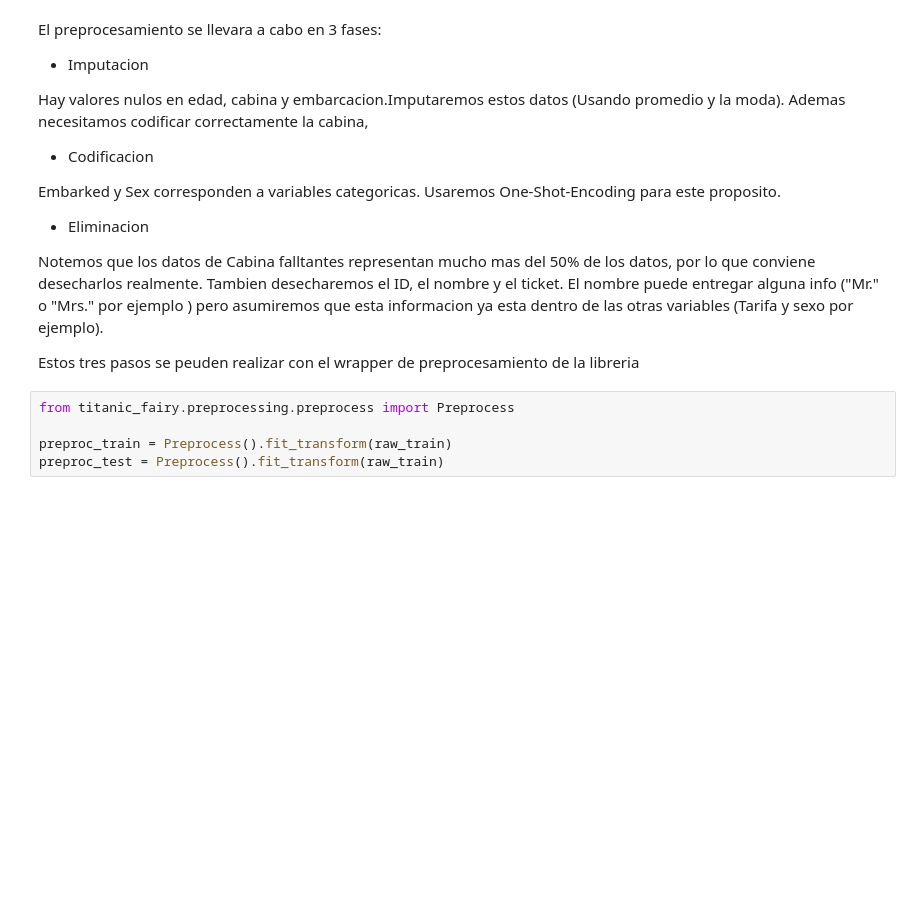
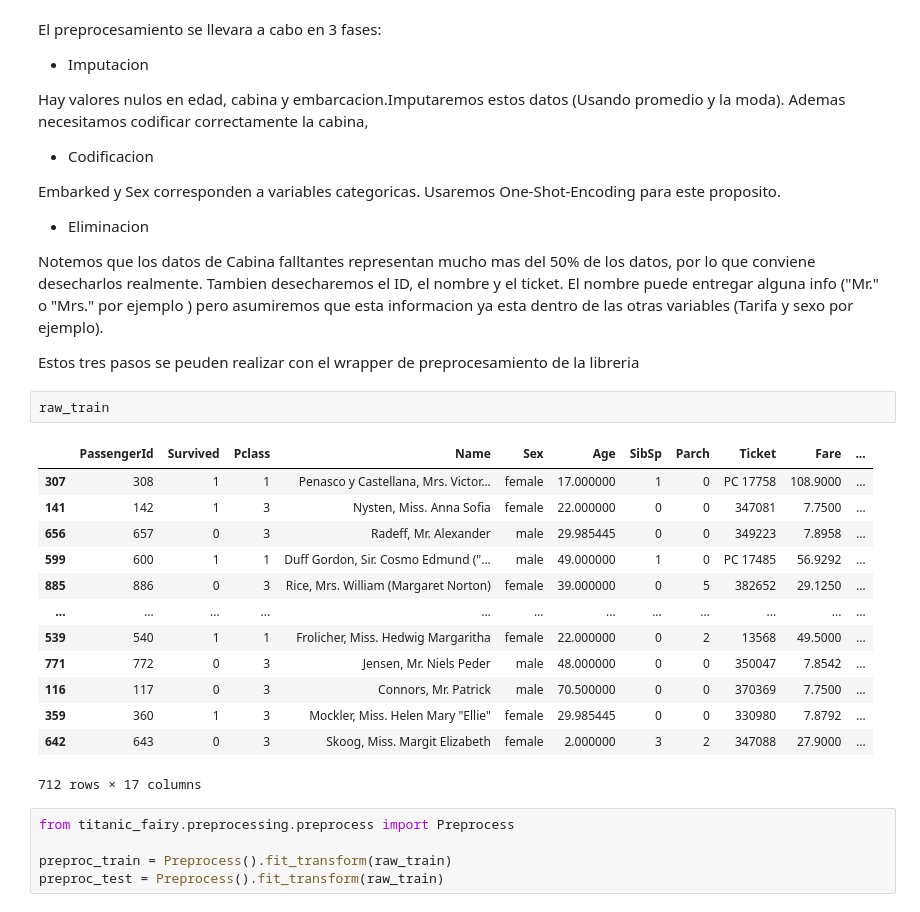
Before and after one commit to cmusura/titanic-fairy, a Jupyter notebook: notebooks/Titanic Analisis.ipynb, the cells around one changed output. Cells and saved outputs as stored; diff of their text form; blank space fills up the shorter version.

```diff
--- a/notebooks/Titanic Analisis.ipynb
+++ b/notebooks/Titanic Analisis.ipynb
@@ -104,6 +104,22 @@ Notemos que los datos de Cabina falltantes representan mucho mas del 50% de los
 
 
 Estos tres pasos se peuden realizar con el wrapper de preprocesamiento de la libreria
+# %%
+raw_train
+# %% [output]
+|  | PassengerId | Survived | Pclass | Name | Sex | Age | SibSp | Parch | Ticket | Fare | ... |
+| 307 | 308 | 1 | 1 | Penasco y Castellana, Mrs. Victor... | female | 17.000000 | 1 | 0 | PC 17758 | 108.9000 | ... |
+| 141 | 142 | 1 | 3 | Nysten, Miss. Anna Sofia | female | 22.000000 | 0 | 0 | 347081 | 7.7500 | ... |
+| 656 | 657 | 0 | 3 | Radeff, Mr. Alexander | male | 29.985445 | 0 | 0 | 349223 | 7.8958 | ... |
+| 599 | 600 | 1 | 1 | Duff Gordon, Sir. Cosmo Edmund ("... | male | 49.000000 | 1 | 0 | PC 17485 | 56.9292 | ... |
+| 885 | 886 | 0 | 3 | Rice, Mrs. William (Margaret Norton) | female | 39.000000 | 0 | 5 | 382652 | 29.1250 | ... |
+| ... | ... | ... | ... | ... | ... | ... | ... | ... | ... | ... | ... |
+| 539 | 540 | 1 | 1 | Frolicher, Miss. Hedwig Margaritha | female | 22.000000 | 0 | 2 | 13568 | 49.5000 | ... |
+| 771 | 772 | 0 | 3 | Jensen, Mr. Niels Peder | male | 48.000000 | 0 | 0 | 350047 | 7.8542 | ... |
+| 116 | 117 | 0 | 3 | Connors, Mr. Patrick | male | 70.500000 | 0 | 0 | 370369 | 7.7500 | ... |
+| 359 | 360 | 1 | 3 | Mockler, Miss. Helen Mary "Ellie" | female | 29.985445 | 0 | 0 | 330980 | 7.8792 | ... |
+| 642 | 643 | 0 | 3 | Skoog, Miss. Margit Elizabeth | female | 2.000000 | 3 | 2 | 347088 | 27.9000 | ... |
+712 rows × 17 columns
 # %%
 from titanic_fairy.preprocessing.preprocess import Preprocess
 
```
Also changed, not shown: parts of 3 cells of this notebook, 9 other files.
